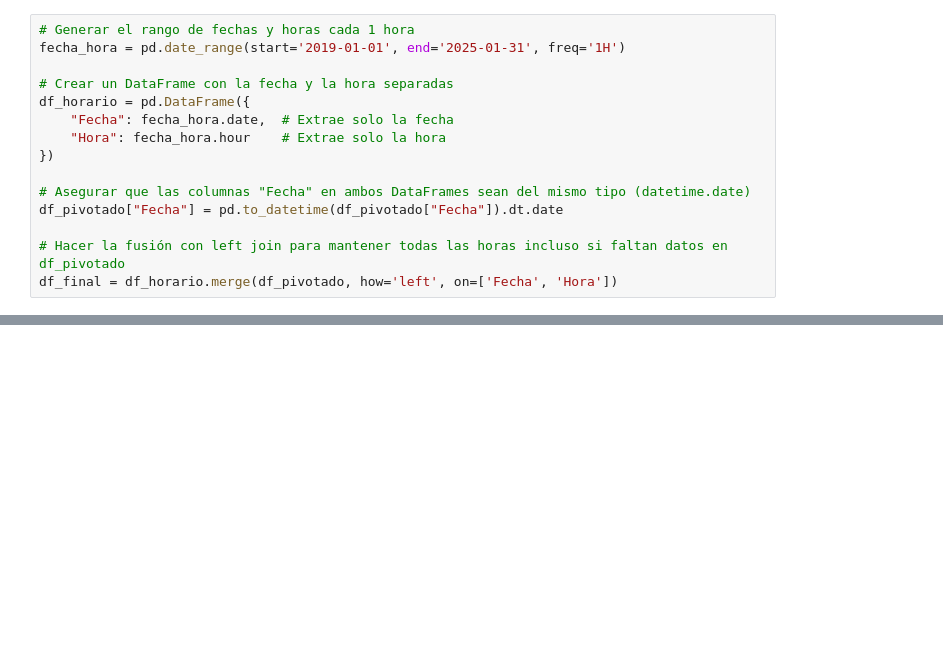
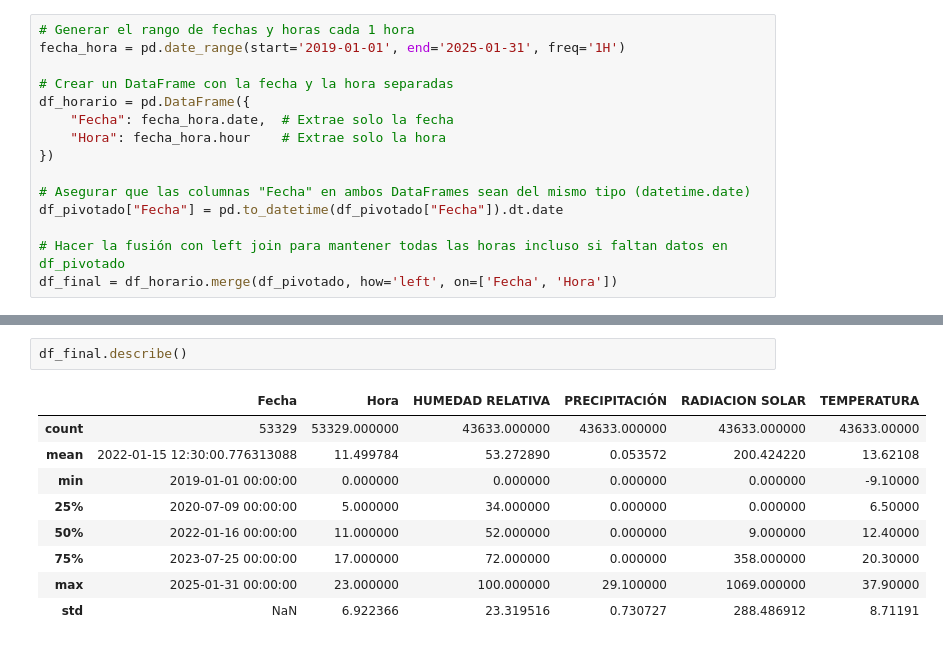
Before and after one commit to GamblerRunner/PrediccionMeteorologica, a Jupyter notebook: src/ETL/homogenization/madrid_data_homogenization.ipynb, the cells around one changed output, grey strips where cells are left out. Drawn from its saved outputs; the diff is of its cells as text; blank space fills up the shorter version.

```diff
--- a/src/ETL/homogenization/madrid_data_homogenization.ipynb
+++ b/src/ETL/homogenization/madrid_data_homogenization.ipynb
@@ -189,0 +232,12 @@ df_final
+# %%
+df_final.describe()
+# %% [output]
+|  | Fecha | Hora | HUMEDAD RELATIVA | PRECIPITACIÓN | RADIACION SOLAR | TEMPERATURA |
+| count | 53329 | 53329.000000 | 43633.000000 | 43633.000000 | 43633.000000 | 43633.00000 |
+| mean | 2022-01-15 12:30:00.776313088 | 11.499784 | 53.272890 | 0.053572 | 200.424220 | 13.62108 |
+| min | 2019-01-01 00:00:00 | 0.000000 | 0.000000 | 0.000000 | 0.000000 | -9.10000 |
+| 25% | 2020-07-09 00:00:00 | 5.000000 | 34.000000 | 0.000000 | 0.000000 | 6.50000 |
+| 50% | 2022-01-16 00:00:00 | 11.000000 | 52.000000 | 0.000000 | 9.000000 | 12.40000 |
+| 75% | 2023-07-25 00:00:00 | 17.000000 | 72.000000 | 0.000000 | 358.000000 | 20.30000 |
+| max | 2025-01-31 00:00:00 | 23.000000 | 100.000000 | 29.100000 | 1069.000000 | 37.90000 |
+| std | NaN | 6.922366 | 23.319516 | 0.730727 | 288.486912 | 8.71191 |
```
Also changed, not shown: parts of 12 cells of this notebook, 2 other files.
